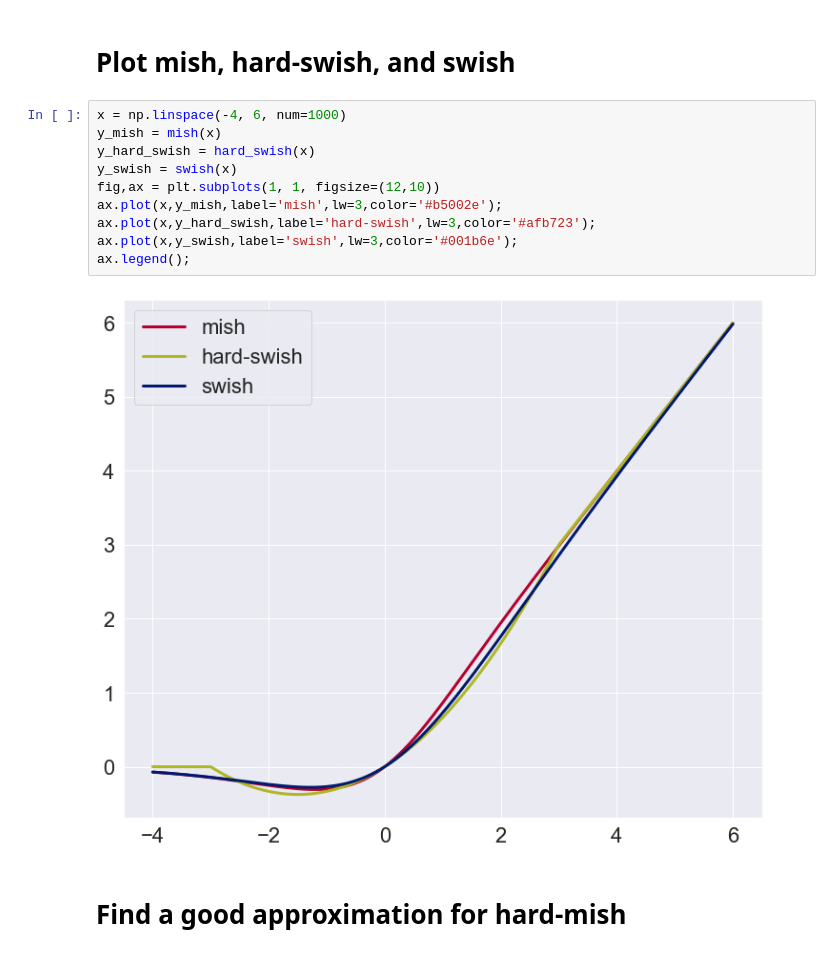
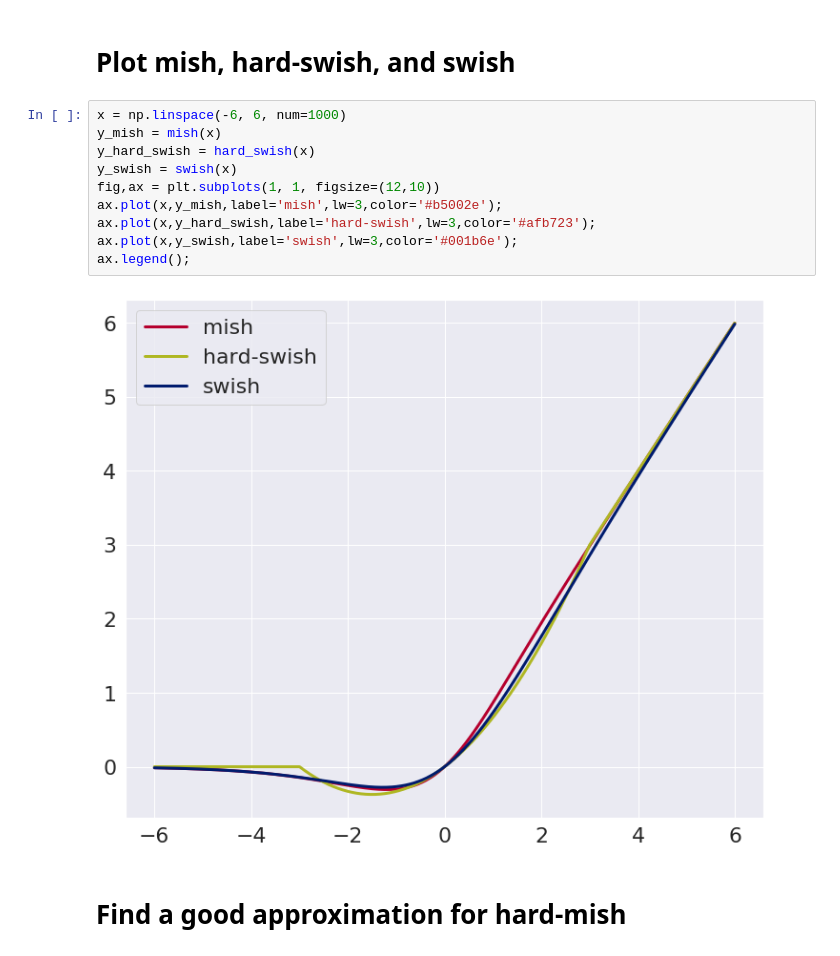
Before and after one commit to andrewRowlinson/data-science, a Jupyter notebook: neural_networks/hard-mish.ipynb, the cells around one changed output. Drawn from its saved outputs; the diff is of its cells as text.

```diff
--- a/neural_networks/hard-mish.ipynb
+++ b/neural_networks/hard-mish.ipynb
@@ -19,17 +19,17 @@ def swish(x):
 # %% [markdown]
 # Plot mish, hard-swish, and swish
 # %%
-x = np.linspace(-4, 6, num=1000)
+x = np.linspace(-6, 6, num=1000)
 y_mish = mish(x)
 y_hard_swish = hard_swish(x)
 y_swish = swish(x)
 fig,ax = plt.subplots(1, 1, figsize=(12,10))
 ax.plot(x,y_mish,label='mish',lw=3,color='#b5002e');
 ax.plot(x,y_hard_swish,label='hard-swish',lw=3,color='#afb723');
 ax.plot(x,y_swish,label='swish',lw=3,color='#001b6e');
 ax.legend();
 # %% [output]
-[figure, old version]
+[figure, new version]
 # %% [markdown]
 # Find a good approximation for hard-mish
 # %% [markdown]
```
Also changed, not shown: parts of 6 cells of this notebook.
